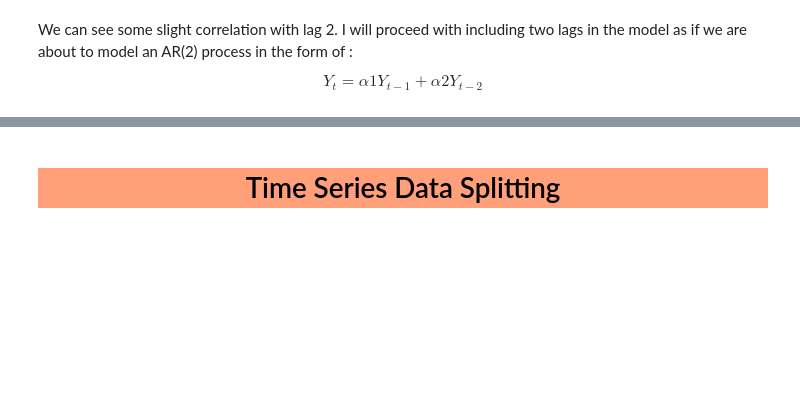
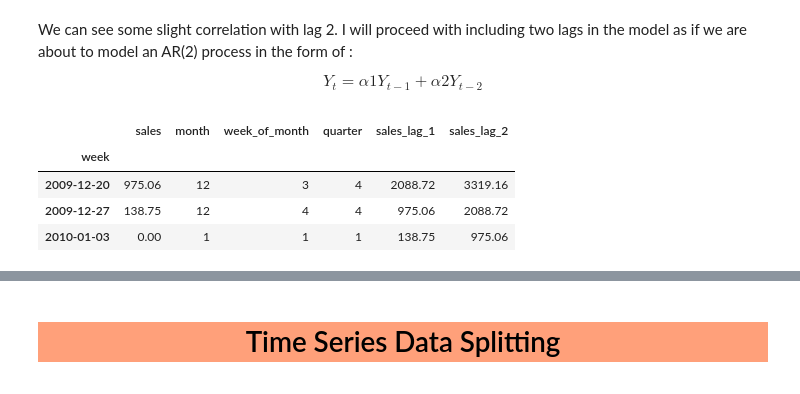
Before and after one commit to shibzr/time-series, a Jupyter notebook: Predicting Weekly Sales Revenus - LightGBM & Optuna.ipynb, the cells around one changed output, grey strips where cells are left out. Cells and saved outputs as stored; diff of their text form; code cells hidden in the pictures; blank space fills up the shorter version.

```diff
--- a/Predicting Weekly Sales Revenus - LightGBM & Optuna.ipynb
+++ b/Predicting Weekly Sales Revenus - LightGBM & Optuna.ipynb
@@ -294,0 +321,9 @@ $$ Y_{t} = α1Y_{t-1} + α2Y_{t−2}  $$
+# %%
+df = lagged_values(df=df)
+df.head(3)
+# %% [output]
+|  | sales | month | week_of_month | quarter | sales_lag_1 | sales_lag_2 |
+| week |  |  |  |  |  |  |
+| 2009-12-20 | 975.06 | 12 | 3 | 4 | 2088.72 | 3319.16 |
+| 2009-12-27 | 138.75 | 12 | 4 | 4 | 975.06 | 2088.72 |
+| 2010-01-03 | 0.00 | 1 | 1 | 1 | 138.75 | 975.06 |
```
Also changed, not shown: parts of 17 cells of this notebook.
